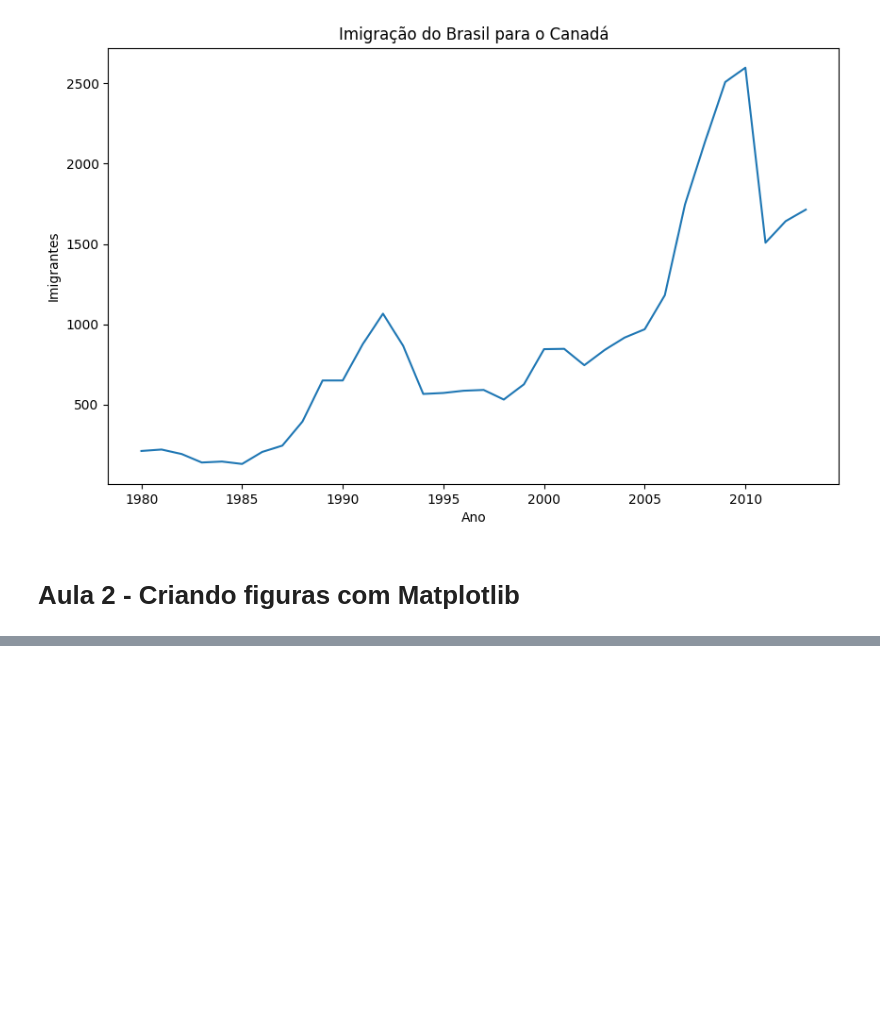
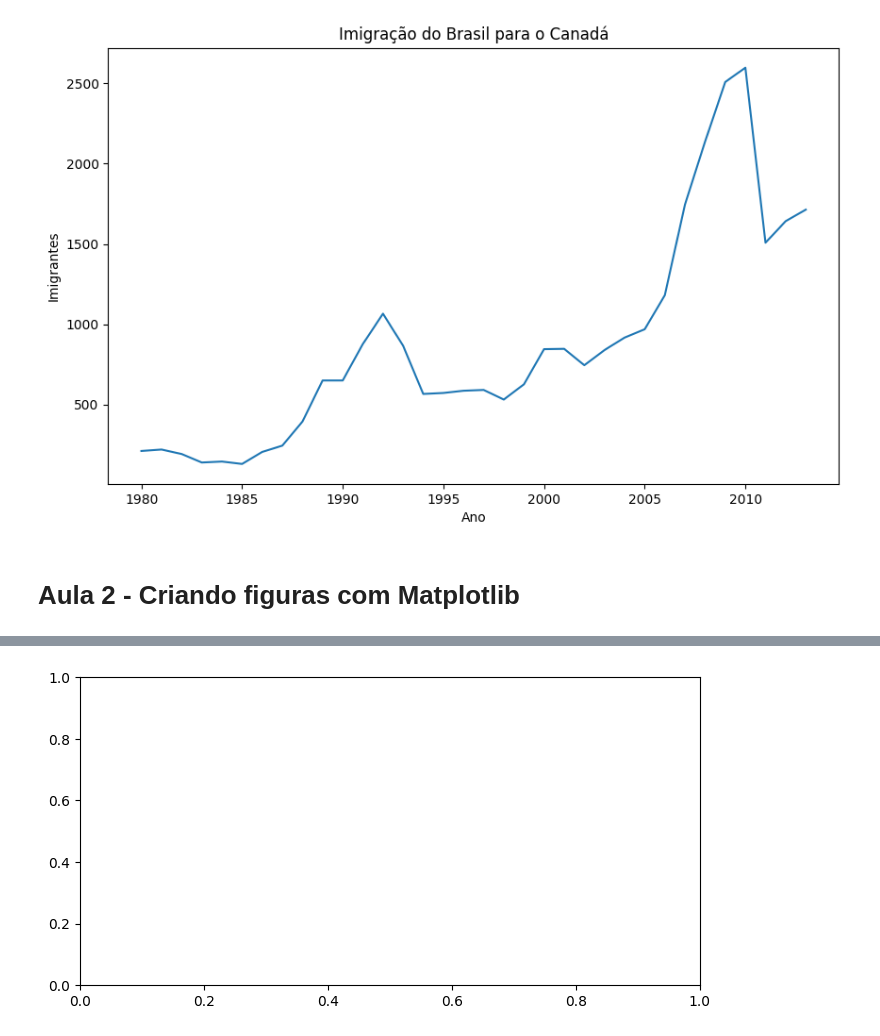
Before and after one commit to brunorm86/visualizacao_dados_python, a Jupyter notebook: project.ipynb, the cells around one changed output, grey strips where cells are left out. Drawn from its saved outputs; the diff is of its cells as text; code cells hidden in the pictures; blank space fills up the shorter version.

```diff
--- a/project.ipynb
+++ b/project.ipynb
@@ -183,0 +191,5 @@ plt.show() #para nao aparecer o texto acima do gráfico
+# %%
+fig, ax = plt.subplots(figsize=(8,4))
+plt.show()
+# %% [output]
+[figure, added]
```
Also changed, not shown: parts of 7 cells of this notebook.
